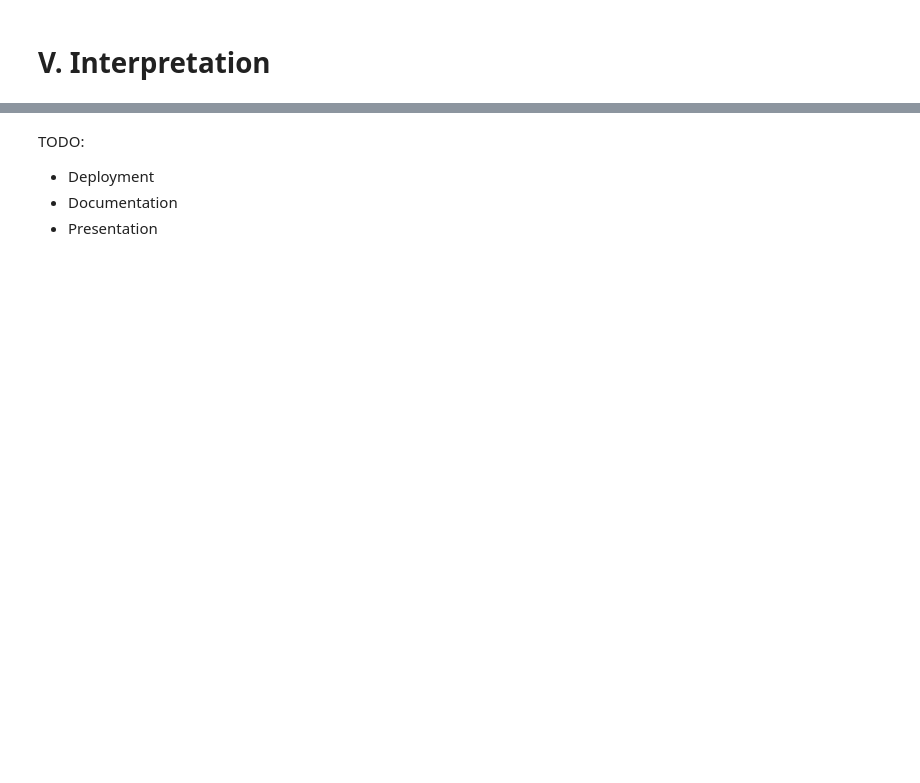
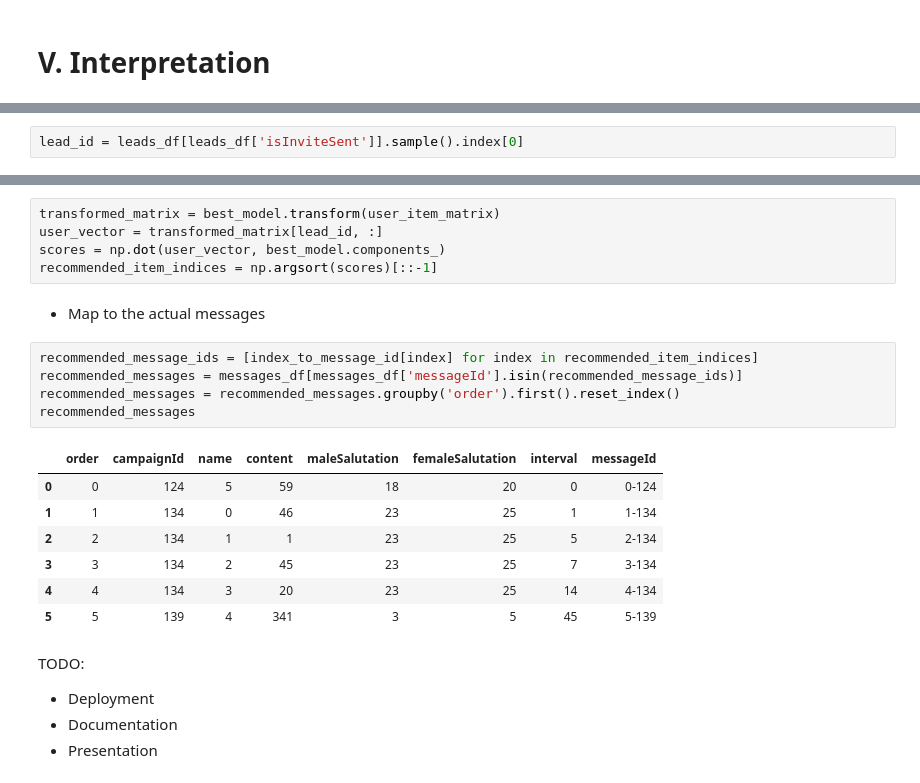
Before and after one commit to usersina/ml-lead-generating, a Jupyter notebook: notebook.ipynb, the cells around one changed output, grey strips where cells are left out. Saved outputs shown, nothing was run; the diff lists cells and outputs as text; blank space fills up the shorter version.

```diff
--- a/notebook.ipynb
+++ b/notebook.ipynb
@@ -580,0 +647,2 @@ TruncatedSVD(n_components=200, random_state=42)
+# %%
+lead_id = leads_df[leads_df['isInviteSent']].sample().index[0]
@@ -581,3 +651,23 @@ TruncatedSVD(n_components=200, random_state=42)
+# %%
+transformed_matrix = best_model.transform(user_item_matrix)
+user_vector = transformed_matrix[lead_id, :]
+scores = np.dot(user_vector, best_model.components_)
+recommended_item_indices = np.argsort(scores)[::-1]
+# %% [markdown]
+- Map to the actual messages
+# %%
+recommended_message_ids = [index_to_message_id[index] for index in recommended_item_indices]
+recommended_messages = messages_df[messages_df['messageId'].isin(recommended_message_ids)]
+recommended_messages = recommended_messages.groupby('order').first().reset_index()
+recommended_messages
+# %% [output]
+|  | order | campaignId | name | content | maleSalutation | femaleSalutation | interval | messageId |
+| 0 | 0 | 124 | 5 | 59 | 18 | 20 | 0 | 0-124 |
+| 1 | 1 | 134 | 0 | 46 | 23 | 25 | 1 | 1-134 |
+| 2 | 2 | 134 | 1 | 1 | 23 | 25 | 5 | 2-134 |
+| 3 | 3 | 134 | 2 | 45 | 23 | 25 | 7 | 3-134 |
+| 4 | 4 | 134 | 3 | 20 | 23 | 25 | 14 | 4-134 |
+| 5 | 5 | 139 | 4 | 341 | 3 | 5 | 45 | 5-139 |
 # %% [markdown]
 TODO:
 
```
Also changed, not shown: parts of 24 cells of this notebook, 1 other file.
